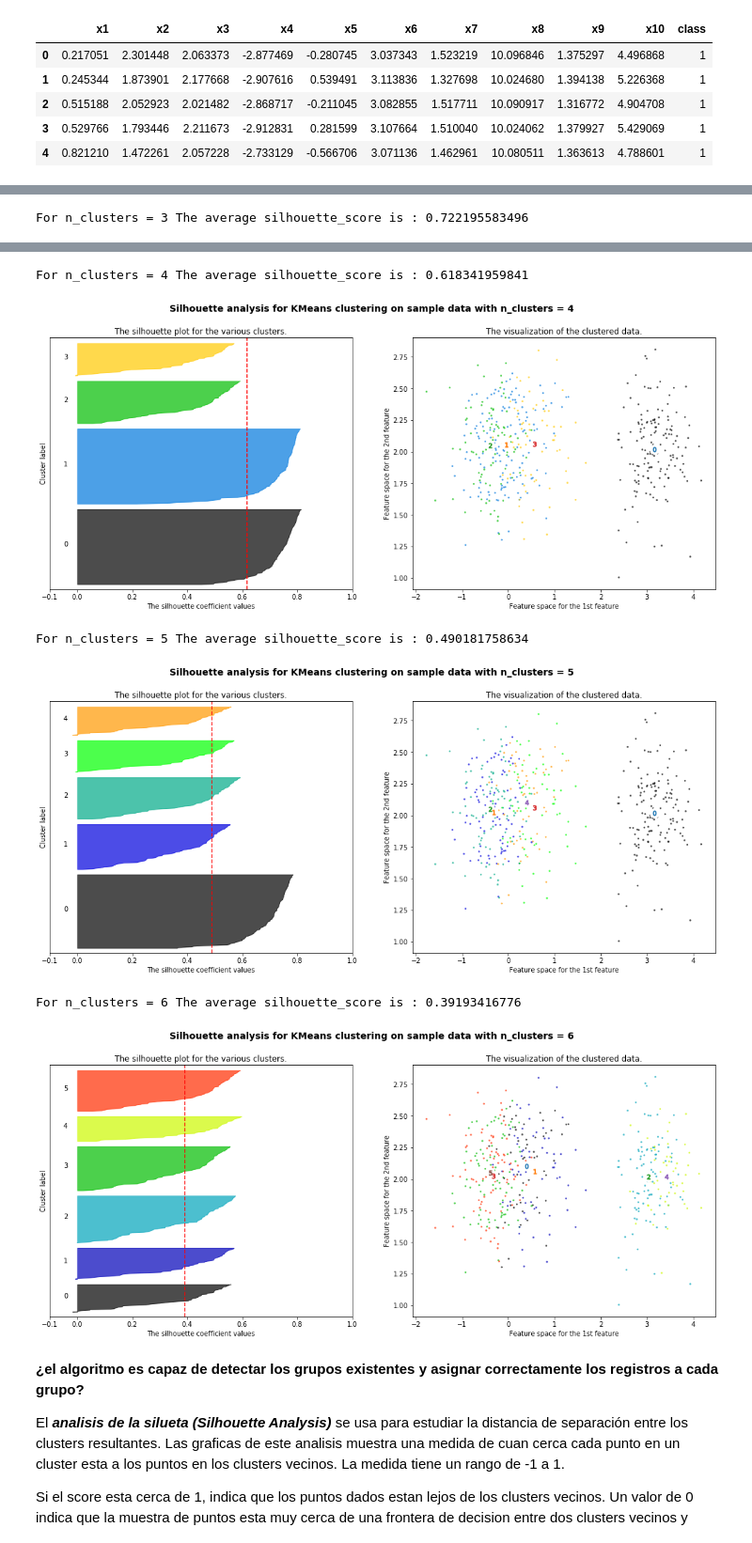
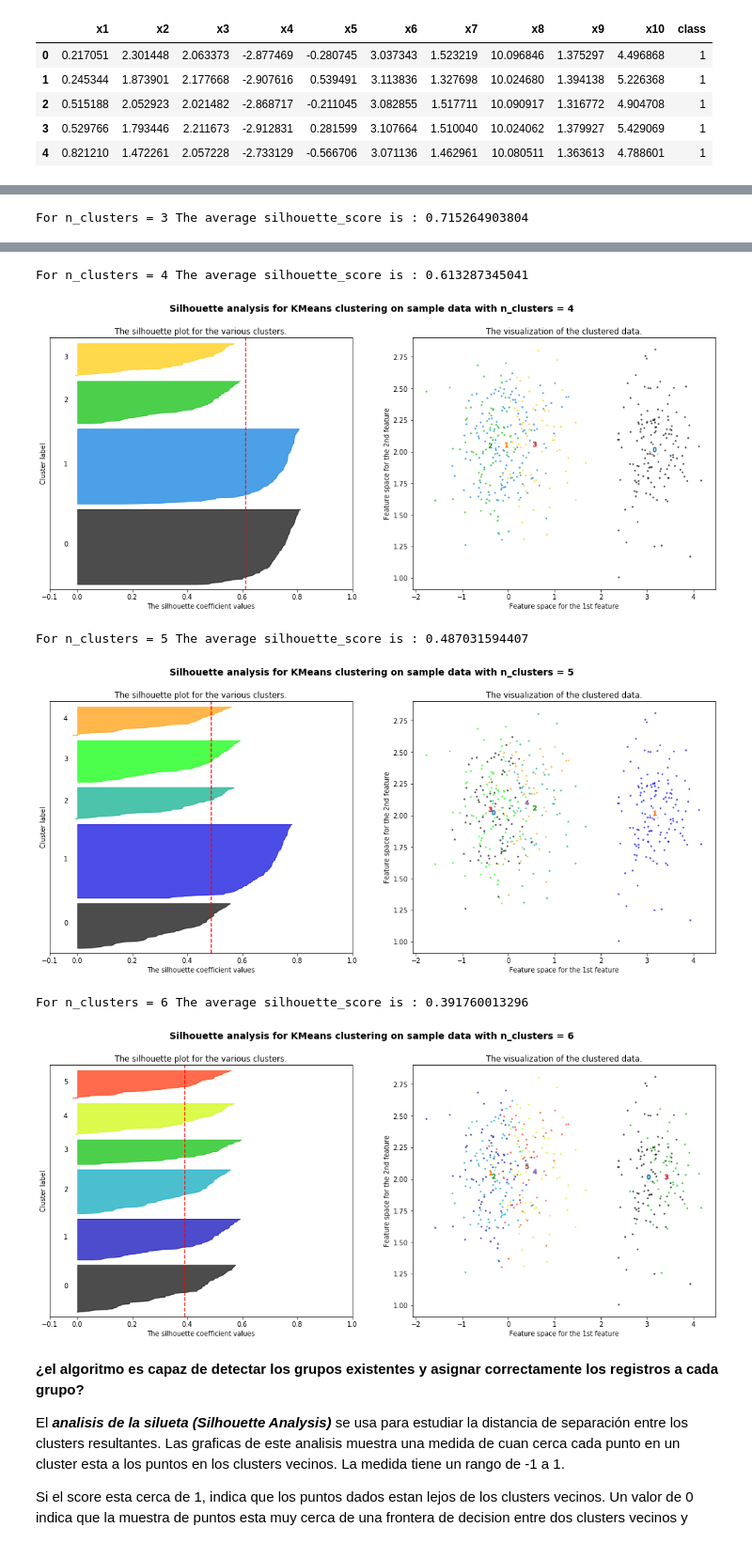
Before and after one commit to hagarciag/machine-learning, a Jupyter notebook: Tarea-IPy-Final.ipynb, the cells around one changed output, grey strips where cells are left out. Shown at 94% size. Drawn from its saved outputs; the diff is of its cells as text; code cells hidden in the pictures.

```diff
--- a/Tarea-IPy-Final.ipynb
+++ b/Tarea-IPy-Final.ipynb
@@ -32,10 +32,16 @@ from sklearn.metrics import silhouette_samples, silhouette_score
 import matplotlib.pyplot as plt
 import matplotlib.cm as cm
 import numpy as np
+import pandas as pd
 
-print(__doc__)
+## Lee el archivo
+data=pd.read_csv('datos.csv',  # el archivo
+                    sep = ',',         # separador de campos
+                    thousands = None,  # separador de miles para números
+                    decimal = '.')     # separador de los decimales para números
 
 X=data.as_matrix()
+X=X[:,:-1]
 range_n_clusters = [2, 3, 4, 5, 6]
 
 for n_clusters in range_n_clusters:
@@ -129,11 +134,11 @@ For n_clusters = 2 The average silhouette_score is : 0.520379435488
-For n_clusters = 3 The average silhouette_score is : 0.722195583496
+For n_clusters = 3 The average silhouette_score is : 0.715264903804
 [figure]
-For n_clusters = 4 The average silhouette_score is : 0.618341959841
+For n_clusters = 4 The average silhouette_score is : 0.613287345041
 [figure]
-For n_clusters = 5 The average silhouette_score is : 0.490181758634
+For n_clusters = 5 The average silhouette_score is : 0.487031594407
-[figure, old version]
+[figure, new version]
-For n_clusters = 6 The average silhouette_score is : 0.39193416776
+For n_clusters = 6 The average silhouette_score is : 0.391760013296
-[figure, old version]
+[figure, new version]
 # %% [markdown]
 **¿el algoritmo es capaz de detectar los grupos existentes y asignar correctamente los registros a cada grupo?**
 
```
Also changed, not shown: parts of 9 cells of this notebook.
